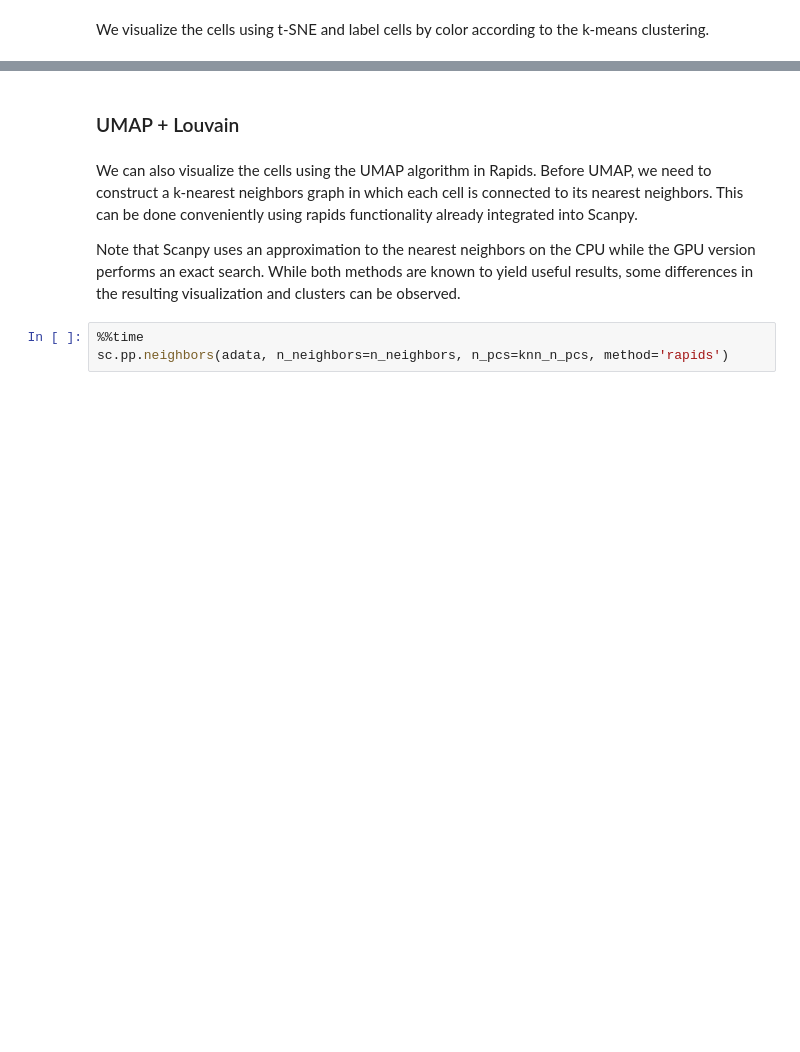
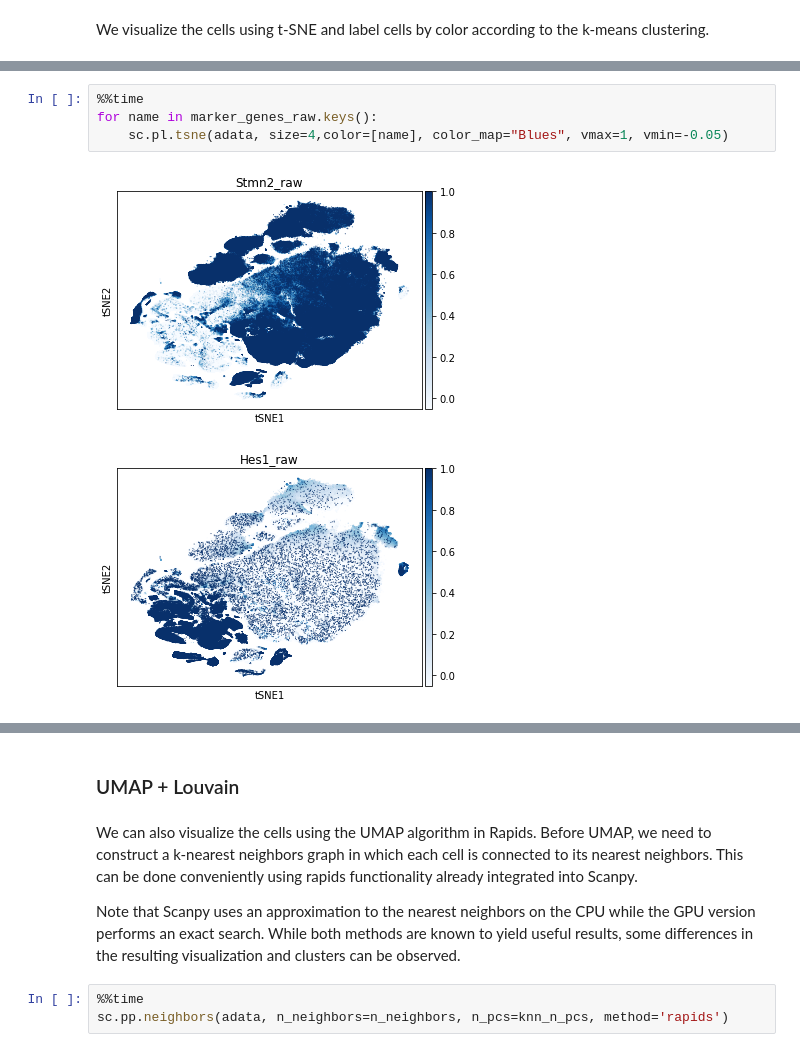
Before and after one commit to NVIDIA-Genomics-Research/rapids-single-cell-examples, a Jupyter notebook: notebooks/1M_neurons_gpu_analysis_uvm.ipynb, the cells around one changed output, grey strips where cells are left out. Saved outputs shown, nothing was run; the diff lists cells and outputs as text; blank space fills up the shorter version.

```diff
--- a/notebooks/1M_neurons_gpu_analysis_uvm.ipynb
+++ b/notebooks/1M_neurons_gpu_analysis_uvm.ipynb
@@ -330,0 +337,7 @@ Wall time: 5.46 s
+# %%
+%%time
+for name in marker_genes_raw.keys():
+    sc.pl.tsne(adata, size=4,color=[name], color_map="Blues", vmax=1, vmin=-0.05)
+# %% [output]
+[figure, added]
+[figure, added]
```
Also changed, not shown: parts of 33 cells of this notebook, 1 other file.
